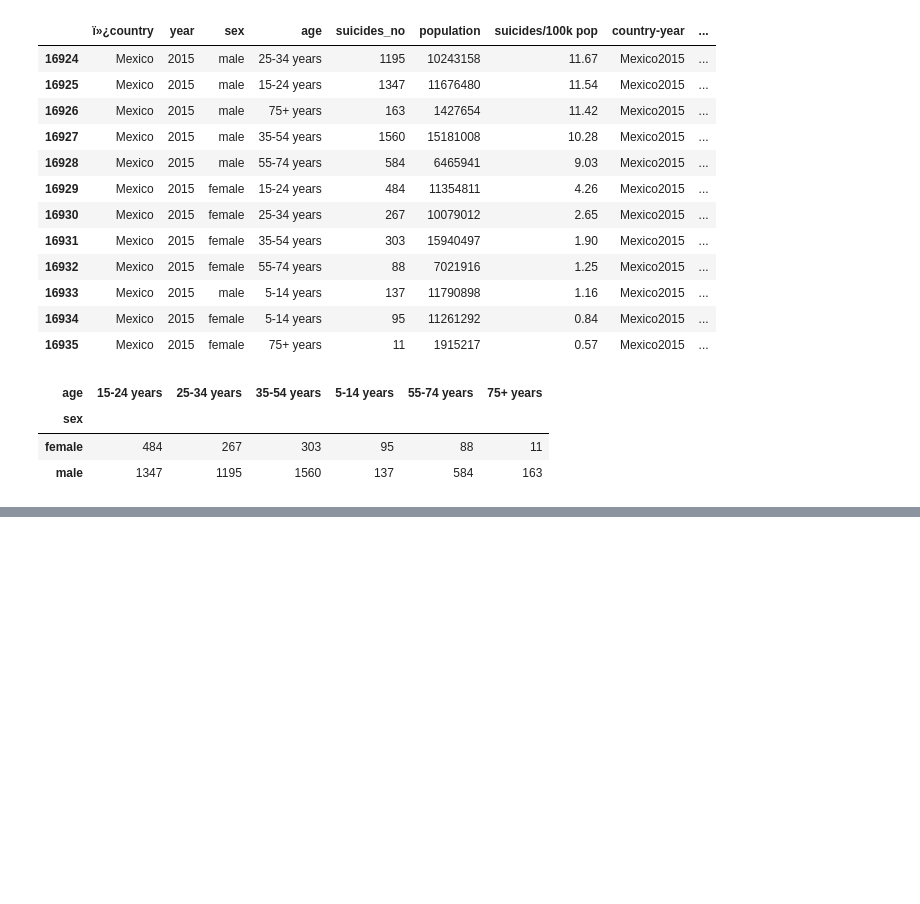
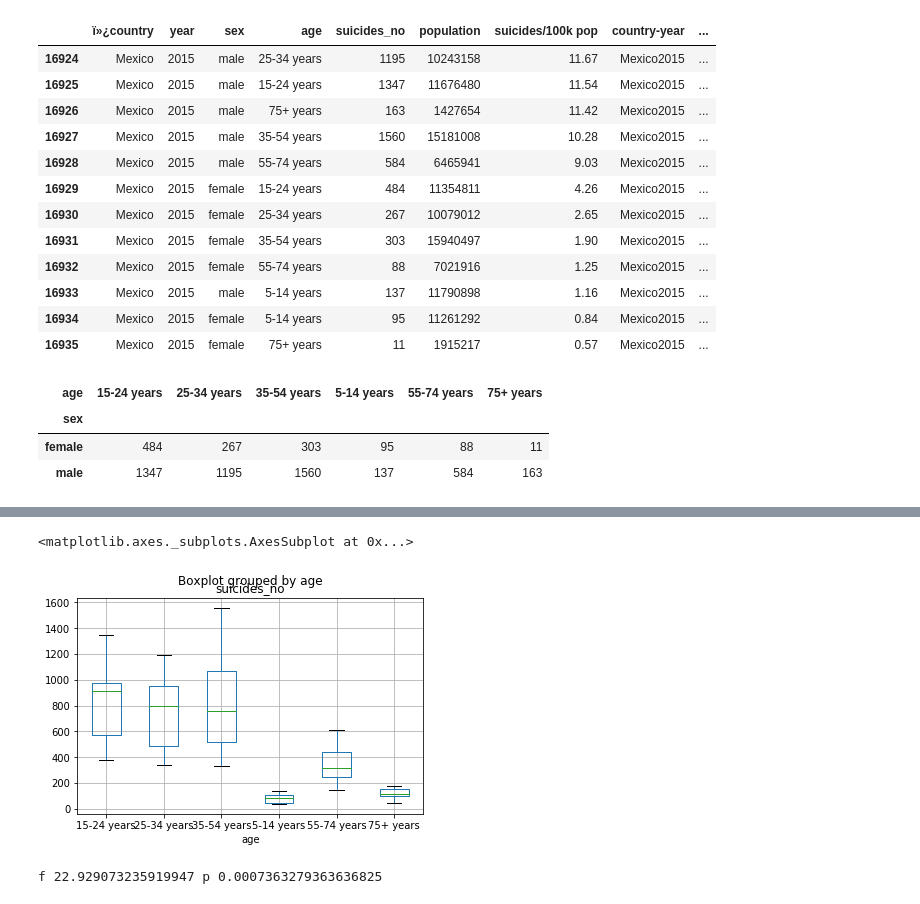
Before and after one commit to albertomedinac/estadistica, a Jupyter notebook: intento2.ipynb, the cells around one changed output, grey strips where cells are left out. Cells and saved outputs as stored; diff of their text form; code cells hidden in the pictures; blank space fills up the shorter version.

```diff
--- a/intento2.ipynb
+++ b/intento2.ipynb
@@ -70,0 +163,14 @@ df3
+# %%
+d6=d4.loc[d4['sex']=='male']
+# %%
+d6.boxplot('suicides_no',by='age')
+#suicidios por edad, de hombres en mexico, desde 1985 hasta el 2015
+# %% [output]
+<matplotlib.axes._subplots.AxesSubplot at 0x...>
+[figure, added]
+# %%
+from scipy import stats
+f,p=stats.f_oneway(df2.suicides_no,df2.no_suicidio)
+print('f', f, 'p', p)
+# %% [output]
+f 22.929073235919947 p 0.0007363279363636825
```
Also changed, not shown: parts of 21 cells of this notebook.
